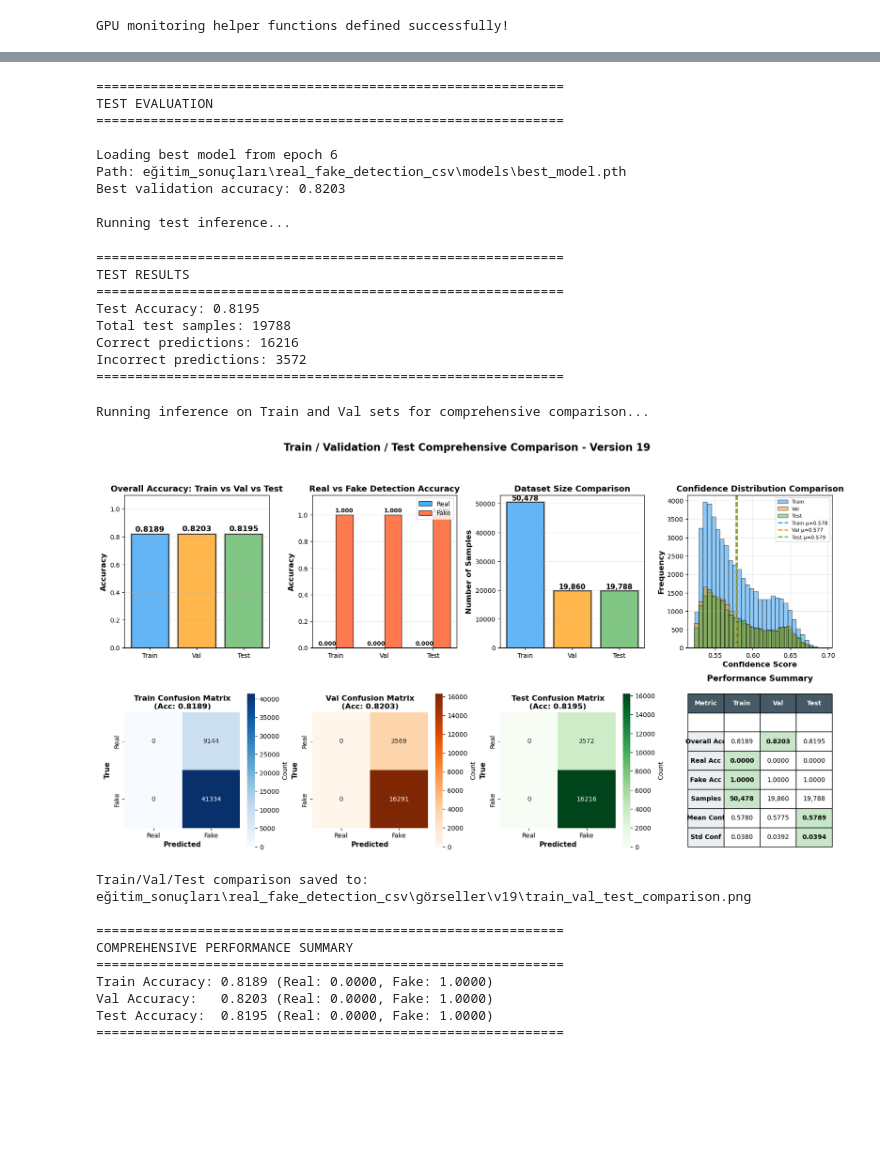
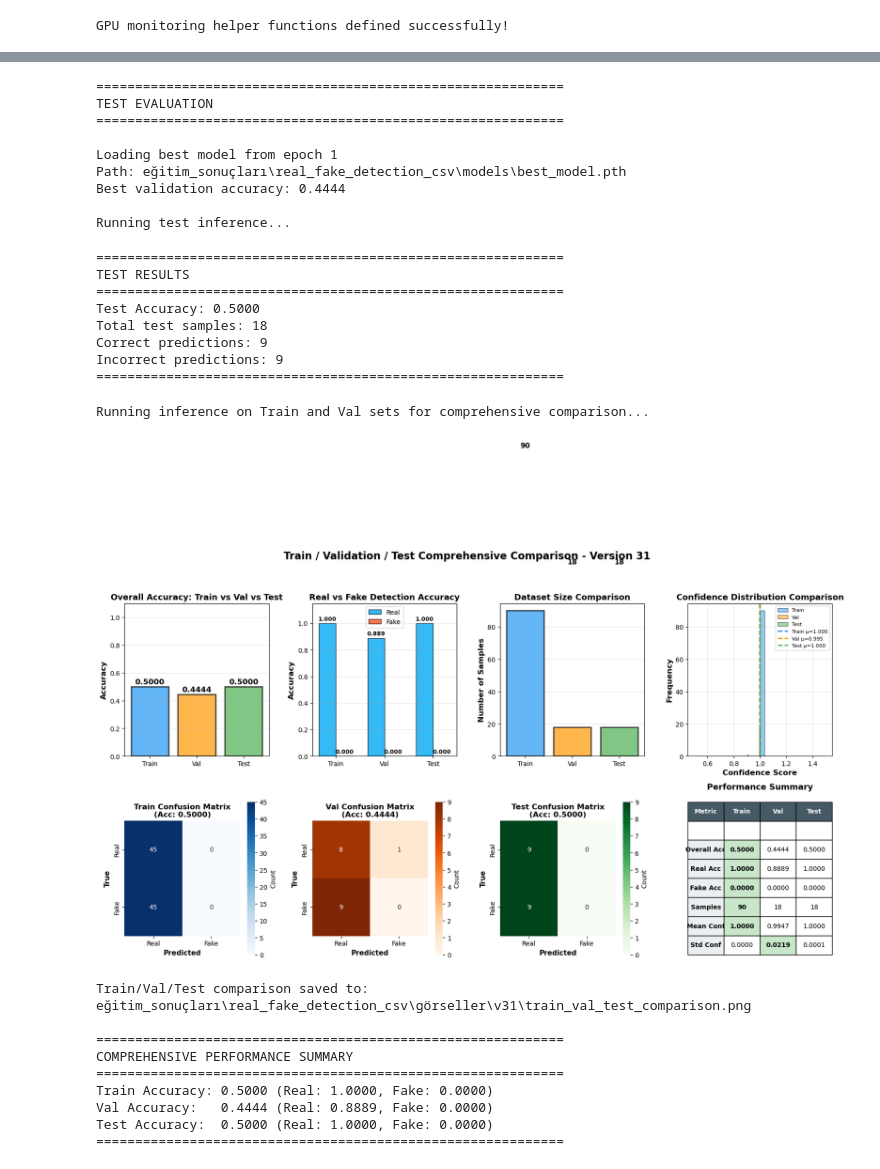
Before and after one commit to emrecoruhlu0/semi-truths, a Jupyter notebook: real_fake_detection_csv.ipynb, the cells around one changed output, grey strips where cells are left out. Drawn from its saved outputs; the diff is of its cells as text; code cells hidden in the pictures; blank space fills up the shorter version.

```diff
--- a/real_fake_detection_csv.ipynb
+++ b/real_fake_detection_csv.ipynb
@@ -70,9 +126,9 @@ CUDA available: True
 # Cell 3: Hyperparameters (All Customizable)
 
 # Training Parameters
-BATCH_SIZE = 8
+BATCH_SIZE = 16
 LEARNING_RATE = 0.001
-NUM_EPOCHS = 9
+NUM_EPOCHS = 2
 WEIGHT_DECAY = 1e-4
 
 # Scheduler Parameters
@@ -86,9 +142,9 @@ NUM_WORKERS = 0
 
 # DATA USAGE RATIO (0.0 to 1.0)
 # Control what percentage of CSV data to use for training/val/test
-TRAIN_DATA_RATIO = 0.55  # Use 100% of training data (1.0 = all, 0.1 = 10%, etc.)
-VAL_DATA_RATIO = 1    # Use 100% of validation data
-TEST_DATA_RATIO = 1   # Use 100% of test data
+TRAIN_DATA_RATIO = 0.001  # Use 100% of training data (1.0 = all, 0.1 = 10%, etc.)
+VAL_DATA_RATIO = 0.001    # Use 100% of validation data
+TEST_DATA_RATIO = 0.001   # Use 100% of test data
 
 # CLASS BALANCING STRATEGY
 # Choose how to handle class imbalance (more fakes than reals):
@@ -105,7 +161,7 @@ FOCAL_GAMMA = 2.0   # Focusing parameter (only used if LOSS_TYPE="focal")
 # RESUME TRAINING FROM CHECKPOINT
 # Set to True to continue training from models/latest_model.pth
 # Set to False to start fresh training from ImageNet pretrained weights
-RESUME_FROM_CHECKPOINT = True
+RESUME_FROM_CHECKPOINT = False
 
 # Paths
 FAKE_TRAIN_CSV = 'dataset_splits/fake_only_split/fake_train.csv'
@@ -1607,6 +1718,9 @@ print("\nRunning test inference...")
 
 # Storage for predictions and metadata
 all_predictions = []
+all_real_confidences = []  # Real class (0) confidence for ALL samples
+all_fake_confidences = []  # Fake class (1) confidence for ALL samples
+all_confidences = []  # Max confidence (existing)
 all_labels = []
 all_confidences = []
 all_metadata = []
@@ -1621,11 +1735,17 @@ with torch.no_grad():
         # Forward pass
         outputs = model(images)
         probs = torch.softmax(outputs, dim=1)
+
+        # Extract per-class confidences
+        real_confs = probs[:, 0].cpu().numpy()
+        fake_confs = probs[:, 1].cpu().numpy()
         confidences, predictions = torch.max(probs, dim=1)
 
         # Store results
         all_predictions.extend(predictions.cpu().numpy())
         all_labels.extend(labels.numpy())
+        all_real_confidences.extend(real_confs)
+        all_fake_confidences.extend(fake_confs)
         all_confidences.extend(confidences.cpu().numpy())
         all_metadata.extend(metadata_batch)
 
@@ -1650,18 +1770,18 @@ print(f"{'='*60}")
 TEST EVALUATION
 ============================================================
 
-Loading best model from epoch 6
+Loading best model from epoch 1
 Path: eğitim_sonuçları\real_fake_detection_csv\models\best_model.pth
-Best validation accuracy: 0.8203
+Best validation accuracy: 0.4444
 
 Running test inference...
 ============================================================
 TEST RESULTS
 ============================================================
-Test Accuracy: 0.8195
-Total test samples: 19788
-Correct predictions: 16216
-Incorrect predictions: 3572
+Test Accuracy: 0.5000
+Total test samples: 18
+Correct predictions: 9
+Incorrect predictions: 9
 ============================================================
 # %%
 # Cell 14.5: Train/Val/Test Comprehensive Comparison
@@ -1673,6 +1793,9 @@ print("Running inference on Train and Val sets for comprehensive comparison...")
 model.eval()
 train_preds = []
 train_labels_list = []
+train_real_confs = []
+train_fake_confs = []
+train_confs = []
 train_confs = []
 
 with torch.no_grad():
@@ -1688,11 +1811,16 @@ with torch.no_grad():
 
 train_preds = np.array(train_preds)
 train_labels_list = np.array(train_labels_list)
+train_real_confs = np.array(train_real_confs)
+train_fake_confs = np.array(train_fake_confs)
 train_confs = np.array(train_confs)
 
 # Val set inference
 val_preds = []
 val_labels_list = []
+val_real_confs = []
+val_fake_confs = []
+val_confs = []
 val_confs = []
 
 with torch.no_grad():
@@ -1708,6 +1836,8 @@ with torch.no_grad():
 
 val_preds = np.array(val_preds)
 val_labels_list = np.array(val_labels_list)
+val_real_confs = np.array(val_real_confs)
+val_fake_confs = np.array(val_fake_confs)
 val_confs = np.array(val_confs)
 
 # Calculate metrics
@@ -1868,42 +1998,42 @@ for i in range(2, len(summary_stats)):
     table[(i, 0)].set_facecolor('#ECEFF1')
     table[(i, 0)].set_text_props(weight='bold')
 
 # Highlight best values in each row
 for i in range(2, len(summary_stats)):
     values = [float(summary_stats[i][j].replace(',', '')) for j in range(1, 4)]
     best_idx = values.index(max(values))
     table[(i, best_idx + 1)].set_facecolor('#C8E6C9')
     table[(i, best_idx + 1)].set_text_props(weight='bold')
 
 ax8.set_title('Performance Summary', fontsize=13, fontweight='bold', pad=20)
 
 plt.suptitle(f'Train / Validation / Test Comprehensive Comparison - Version {version}',
              fontsize=16, fontweight='bold', y=0.995)
 
 # Save
 comparison_path = os.path.join(viz_dir, 'train_val_test_comparison.png')
 plt.savefig(comparison_path, dpi=300, bbox_inches='tight')
 plt.show()
 
 print(f"\nTrain/Val/Test comparison saved to: {comparison_path}")
 print(f"\n{'='*60}")
 print("COMPREHENSIVE PERFORMANCE SUMMARY")
 print(f"{'='*60}")
 print(f"Train Accuracy: {train_acc:.4f} (Real: {train_real_acc:.4f}, Fake: {train_fake_acc:.4f})")
 print(f"Val Accuracy:   {val_acc:.4f} (Real: {val_real_acc:.4f}, Fake: {val_fake_acc:.4f})")
 print(f"Test Accuracy:  {test_accuracy:.4f} (Real: {test_real_acc:.4f}, Fake: {test_fake_acc:.4f})")
 print(f"{'='*60}")
 # %% [output]
 Running inference on Train and Val sets for comprehensive comparison...
-[figure, old version]
+[figure, new version]
-Train/Val/Test comparison saved to: eğitim_sonuçları\real_fake_detection_csv\görseller\v19\train_val_test_comparison.png
+Train/Val/Test comparison saved to: eğitim_sonuçları\real_fake_detection_csv\görseller\v31\train_val_test_comparison.png
 
 ============================================================
 COMPREHENSIVE PERFORMANCE SUMMARY
 ============================================================
-Train Accuracy: 0.8189 (Real: 0.0000, Fake: 1.0000)
-Val Accuracy:   0.8203 (Real: 0.0000, Fake: 1.0000)
-Test Accuracy:  0.8195 (Real: 0.0000, Fake: 1.0000)
+Train Accuracy: 0.5000 (Real: 1.0000, Fake: 0.0000)
+Val Accuracy:   0.4444 (Real: 0.8889, Fake: 0.0000)
+Test Accuracy:  0.5000 (Real: 1.0000, Fake: 0.0000)
 ============================================================
 # %%
 # Cell 15: Build Comprehensive Results DataFrame
```
Also changed, not shown: parts of 40 cells of this notebook.
